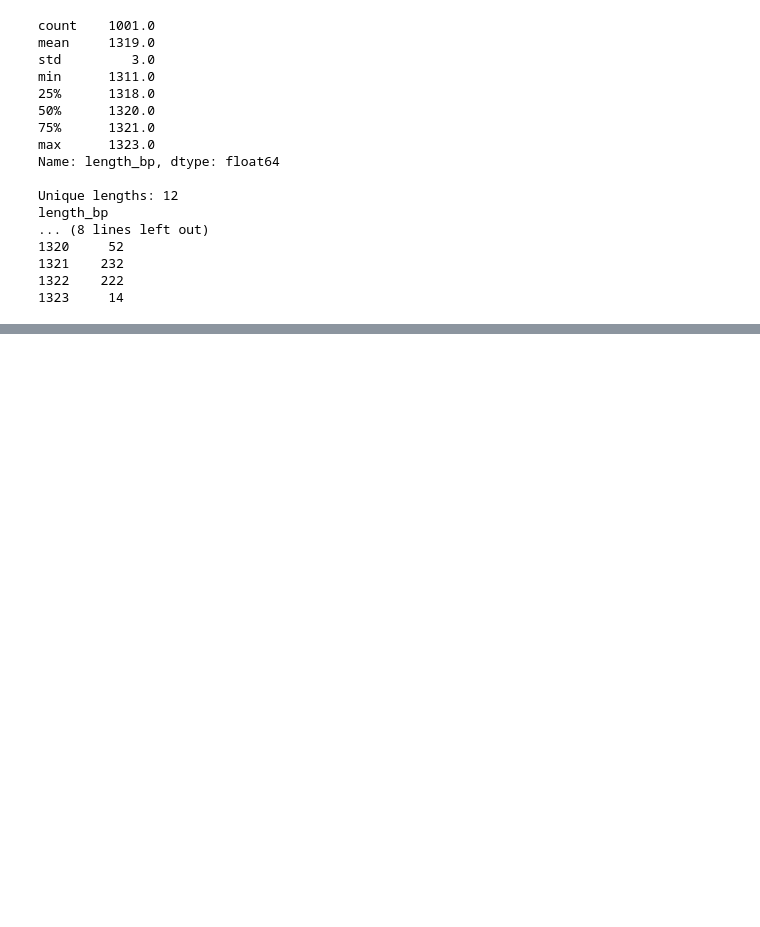
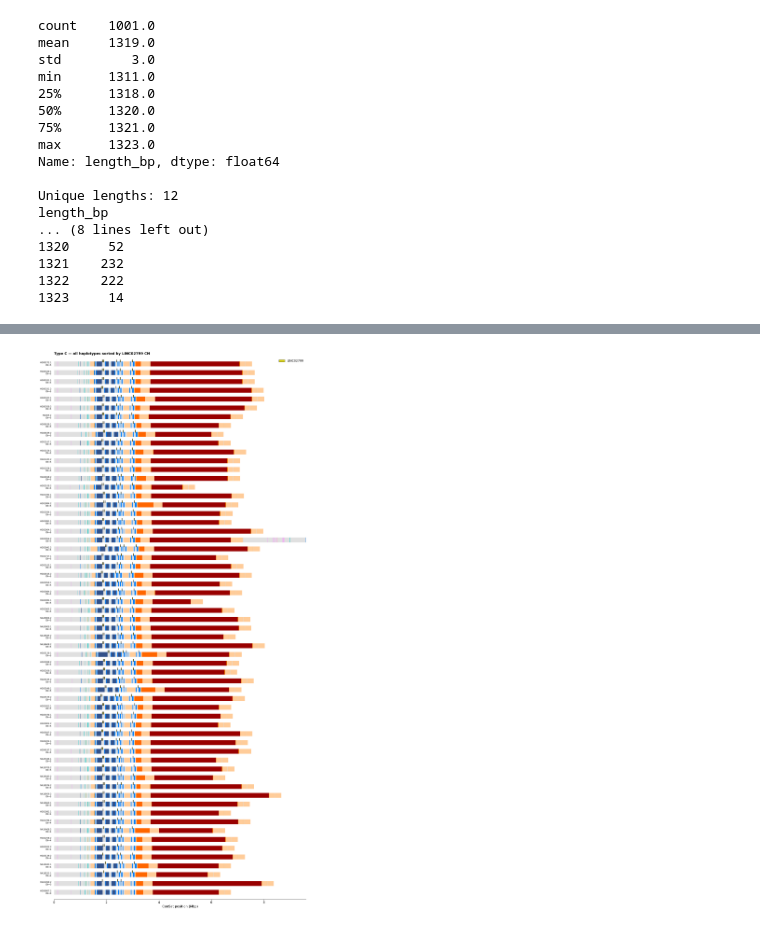
Before and after one commit to miramastoras/centrolign_analysis, a Jupyter notebook: analysis_notes/release2_QC_v2/notebooks/Fig1_genes_v3.ipynb, the cells around one changed output, grey strips where cells are left out. Saved outputs shown, nothing was run; the diff lists cells and outputs as text; code cells hidden in the pictures; blank space fills up the shorter version.

```diff
--- a/analysis_notes/release2_QC_v2/notebooks/Fig1_genes_v3.ipynb
+++ b/analysis_notes/release2_QC_v2/notebooks/Fig1_genes_v3.ipynb
@@ -2453,0 +3882,78 @@ length_bp
+# %%
+import matplotlib.path as mpath
+import matplotlib.patches as mpatches
+import matplotlib.pyplot as plt
+import numpy as np
+
+CSAT_H  = 0.55
+GENE_H  = 0.15
+GENE_FOCUS = "#e6df0d"
+
+verts = np.array([[-0.1, -0.5], [0.1, -0.5], [0.1, 0.5], [-0.1, 0.5], [-0.1, -0.5]])
+tall_marker = mpath.Path(verts)
+
+# all Type C haplotypes sorted by CN
+type_c_df = plot_df[plot_df['Manual_Typing'] == 'Type C'].copy()
+type_c_df = type_c_df.sort_values('cn', ascending=False).reset_index(drop=True)
+
+# filter to those with valid region + bed
+valid_rows = []
+for _, row in type_c_df.iterrows():
+    parts = row['sample_hap'].rsplit('.', 1)
+    if len(parts) != 2: continue
+    sid, hap = parts
+    if region_idx.get((sid, hap)) is None: continue
+    if bed_map.get((sid, hap)) is None: continue
+    valid_rows.append(row)
+
+type_c_df = pd.DataFrame(valid_rows).reset_index(drop=True)
+n = len(type_c_df)
+
+# max array size for Type C
+max_size_mbp = 0
+for _, row in type_c_df.iterrows():
+    sid, hap = row['sample_hap'].rsplit('.', 1)
+    region = region_idx.get((sid, hap))
+    if region is None: continue
+    max_size_mbp = max(max_size_mbp, (region['region_end'] - region['region_start']) / 1e6)
+
+fig, ax = plt.subplots(figsize=(14, n * 0.45 + 1.5))
+
+for yi, row in type_c_df.iterrows():
+    sid, hap = row['sample_hap'].rsplit('.', 1)
+    region = region_idx.get((sid, hap))
+    rs = region['region_start']
+
+    for seg in load_censat(sid, hap, region):
+        ax.add_patch(mpatches.Rectangle(
+            (seg['start'], yi - CSAT_H/2), seg['end'] - seg['start'], CSAT_H,
+            color=seg['color'], linewidth=0))
+
+    genes = chr7_genes_df[(chr7_genes_df['sample_id'] == sid) &
+                           (chr7_genes_df['haplotype'] == hap) &
+                           (chr7_genes_df['gene_name'] == FOCUS_GENE)]
+    for _, g in genes.iterrows():
+        g_mid = ((g['start'] + g['end']) / 2 - rs) / 1e6
+        ax.scatter(g_mid, yi - CSAT_H/2 - GENE_H/2, marker=tall_marker, s=80,
+                   color=GENE_FOCUS, edgecolors='black', linewidths=0.8, zorder=5, clip_on=False)
+
+    ax.text(-0.1, yi, f"{row['sample_hap']}\nCN={row['cn']}",
+            ha='right', va='center', fontsize=7.5, linespacing=1.3)
+
+ax.set_xlim(0, max_size_mbp)
+ax.set_ylim(-0.8, n - 0.2)
+ax.invert_yaxis()
+ax.set_xlabel("CenSat position (Mbp)", fontsize=12)
+ax.set_yticks([])
+ax.tick_params(axis='x', labelsize=11)
+ax.spines[['top', 'right', 'left']].set_visible(False)
+ax.set_title("Type C — all haplotypes sorted by LINC02799 CN", fontsize=13,
+             fontweight='bold', loc='left', pad=8)
+ax.legend(handles=[mpatches.Patch(facecolor=GENE_FOCUS, edgecolor='black',
+          linewidth=0.8, label=FOCUS_GENE)],
+          loc='upper right', frameon=False, fontsize=11)
+
+plt.tight_layout()
+plt.show()
+# %% [output]
+[figure, added]
```
Also changed, not shown: parts of 24 cells of this notebook, 5 other files.
